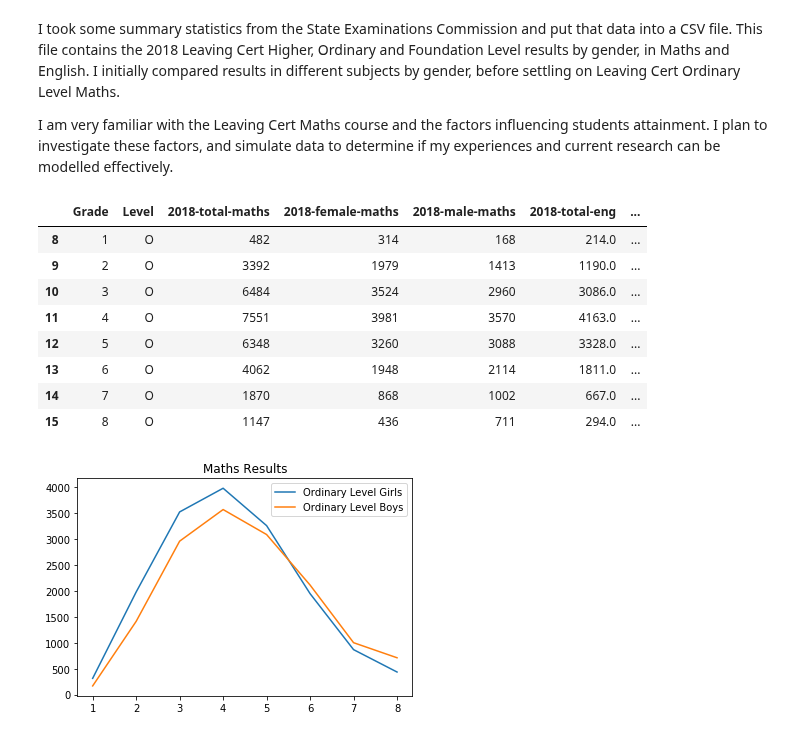
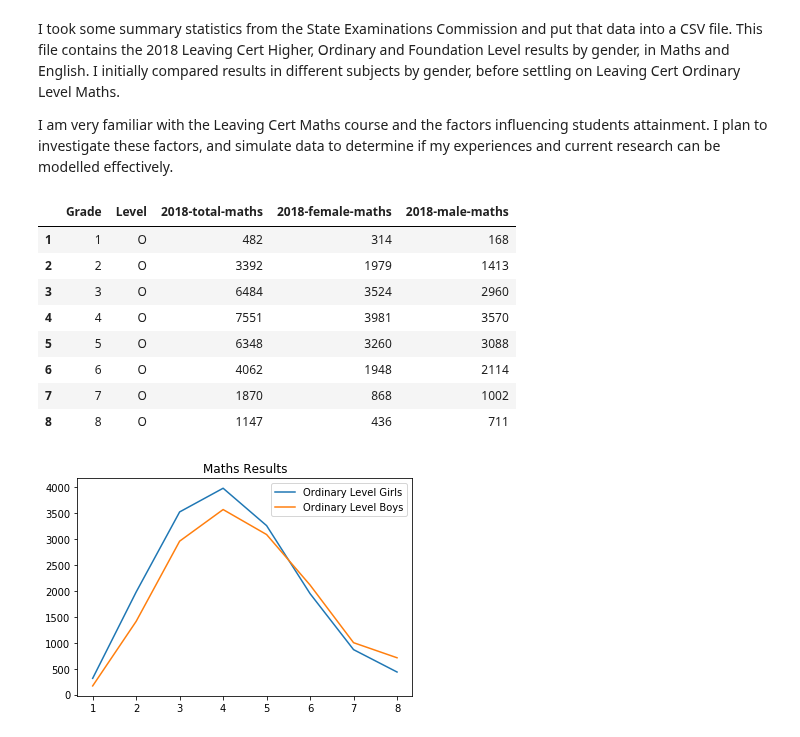
Before and after one commit to MarionMcG/python-fundamentals-project, a Jupyter notebook: exam-cohort.ipynb, the cells around one changed output. Cells and saved outputs as stored; diff of their text form; code cells hidden in the pictures.

Commit message:
Reset index on investigation df y, because that makes more sense. Adjust table to show only math results

```diff
--- a/exam-cohort.ipynb
+++ b/exam-cohort.ipynb
@@ -17,20 +17,29 @@ import seaborn as sns
 I took some summary statistics from the State Examinations Commission and put that data into a CSV file. This file contains the 2018 Leaving Cert Higher, Ordinary and Foundation Level results by gender, in Maths and English. I initially compared results in different subjects by gender, before settling on Leaving Cert Ordinary Level Maths.
 
 I am very familiar with the Leaving Cert Maths course and the factors influencing students attainment. I plan to investigate these factors, and simulate data to determine if my experiences and current research can be modelled effectively.
-# %%
-df = pd.read_csv('data/2018lc-math-english.csv')
-y = df.loc[8:15]
-y
-# %% [output]
-|  | Grade | Level | 2018-total-maths | 2018-female-maths | 2018-male-maths | 2018-total-eng | ... |
-| 8 | 1 | O | 482 | 314 | 168 | 214.0 | ... |
-| 9 | 2 | O | 3392 | 1979 | 1413 | 1190.0 | ... |
-| 10 | 3 | O | 6484 | 3524 | 2960 | 3086.0 | ... |
-| 11 | 4 | O | 7551 | 3981 | 3570 | 4163.0 | ... |
-| 12 | 5 | O | 6348 | 3260 | 3088 | 3328.0 | ... |
-| 13 | 6 | O | 4062 | 1948 | 2114 | 1811.0 | ... |
-| 14 | 7 | O | 1870 | 868 | 1002 | 667.0 | ... |
-| 15 | 8 | O | 1147 | 436 | 711 | 294.0 | ... |
+# %%
+#Read SEC Data
+df = pd.read_csv('data/2018lc-math-english.csv')
+#Select Rows 8 to 15 and Columns 0 to 5
+y = df.loc[8:15]
+
+y = y.iloc[:, 0:5]
+#Get rid of the existing index and replace with 1 to 9
+#Now the index will match grade categories
+y = y.reset_index(drop = True)
+y = y.set_index(np.arange(1, 9))
+#Show df table
+y
+# %% [output]
+|  | Grade | Level | 2018-total-maths | 2018-female-maths | 2018-male-maths |
+| 1 | 1 | O | 482 | 314 | 168 |
+| 2 | 2 | O | 3392 | 1979 | 1413 |
+| 3 | 3 | O | 6484 | 3524 | 2960 |
+| 4 | 4 | O | 7551 | 3981 | 3570 |
+| 5 | 5 | O | 6348 | 3260 | 3088 |
+| 6 | 6 | O | 4062 | 1948 | 2114 |
+| 7 | 7 | O | 1870 | 868 | 1002 |
+| 8 | 8 | O | 1147 | 436 | 711 |
 # %%
 # Creating df for female and male students, and grades
 fem_mat = pd.DataFrame(y.loc[:,'2018-female-maths'])
```
Also changed, not shown: parts of 4 cells of this notebook.
